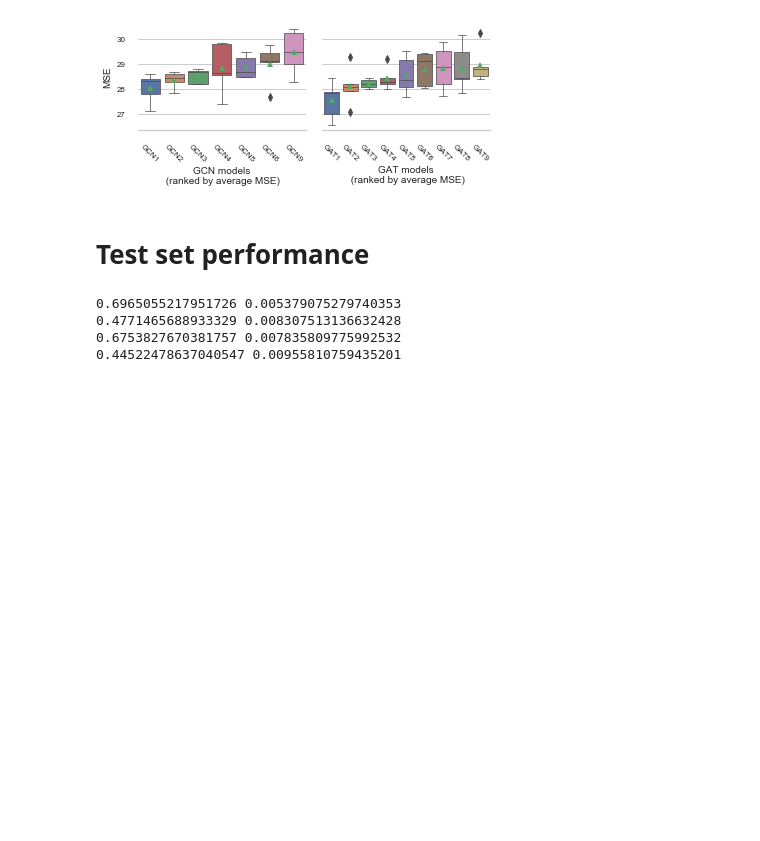
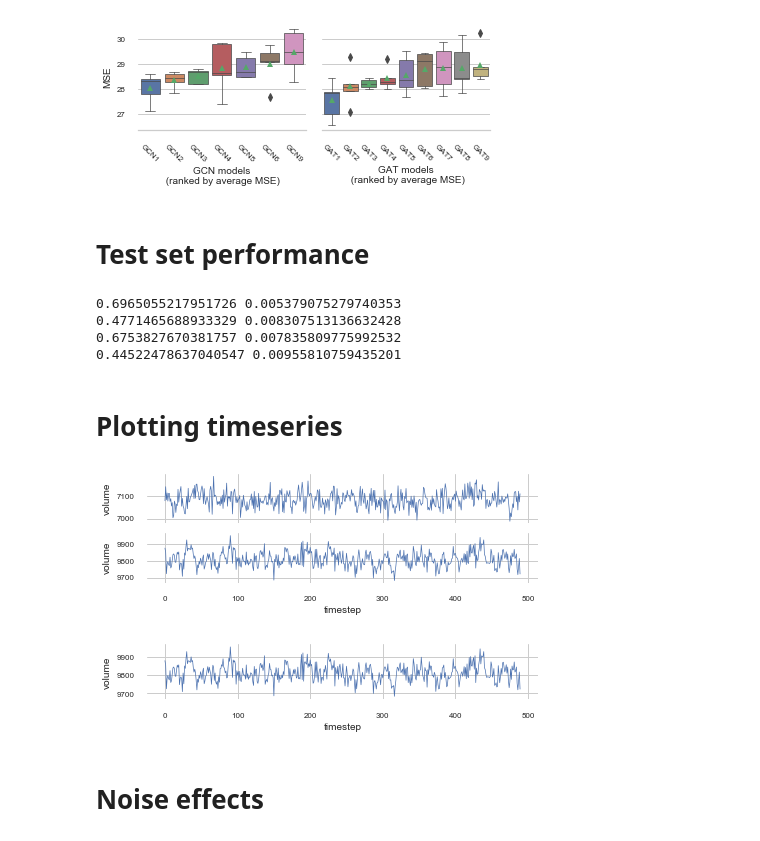
Before and after one commit to kamilest/brain-age-gnn, a Jupyter notebook: notebooks/model_selection.ipynb, the cells around one changed output. Saved outputs shown, nothing was run; the diff lists cells and outputs as text; code cells hidden in the pictures; blank space fills up the shorter version.

```diff
--- a/notebooks/model_selection.ipynb
+++ b/notebooks/model_selection.ipynb
@@ -259,3 +259,5 @@ print(np.mean(gcn_r2), np.std(gcn_r2))
 0.4771465688933329 0.008307513136632428
 0.6753827670381757 0.007835809775992532
 0.44522478637040547 0.00955810759435201
+# %% [markdown]
+# Plotting timeseries
@@ -261,0 +267,37 @@ print(np.mean(gcn_r2), np.std(gcn_r2))
+# %%
+fig, (ax1, ax2) = plt.subplots(2, 1, figsize=(7,2), sharex=True)
+df_ts1 = pd.DataFrame(example_ts1).melt()
+df_ts1['variable'] = df_ts1.index
+sns.set_style("whitegrid")
+ax1 = sns.lineplot(x="variable", y="value", data=df_ts1, ax=ax1)
+
+x_axis = ax1.axes.get_xaxis()
+x_label = x_axis.get_label()
+x_label.set_visible(False)
+ax1.set_ylabel('volume')
+
+df_ts2 = pd.DataFrame(example_ts2).melt()
+df_ts2['variable'] = df_ts2.index
+ax2 = sns.lineplot(x="variable", y="value", data=df_ts2, ax=ax2)
+ax2.set_ylabel('volume')
+ax2.set_xlabel('timestep')
+sns.despine(left=True, bottom=True)
+
+plt.savefig('figs/fmri.pdf',  bbox_inches='tight', pad_inches=0.1)
+# %% [output]
+[figure, added]
+# %%
+fig, ax = plt.subplots(figsize=(7,1))
+df_ts1 = pd.DataFrame(example_ts2).melt()
+df_ts1['variable'] = df_ts1.index
+sns.set_style("whitegrid")
+ax = sns.lineplot(x="variable", y="value", data=df_ts1, ax=ax)
+ax.set_ylabel('volume')
+ax.set_xlabel('timestep')
+sns.despine(left=True, bottom=True)
+
+plt.savefig('figs/fmri.pdf',  bbox_inches='tight', pad_inches=0.1)
+# %% [output]
+[figure, added]
+# %% [markdown]
+# Noise effects
```
Also changed, not shown: parts of 2 cells of this notebook, 1 other file.
